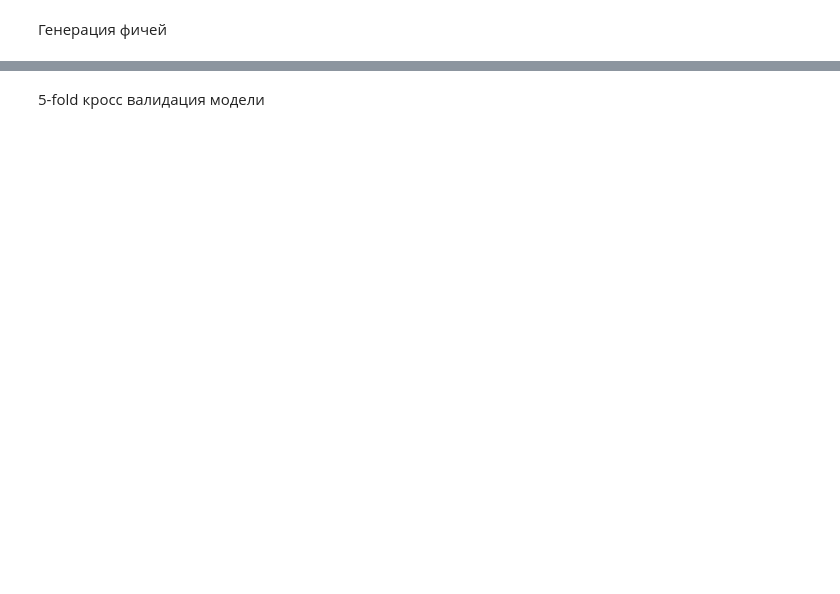
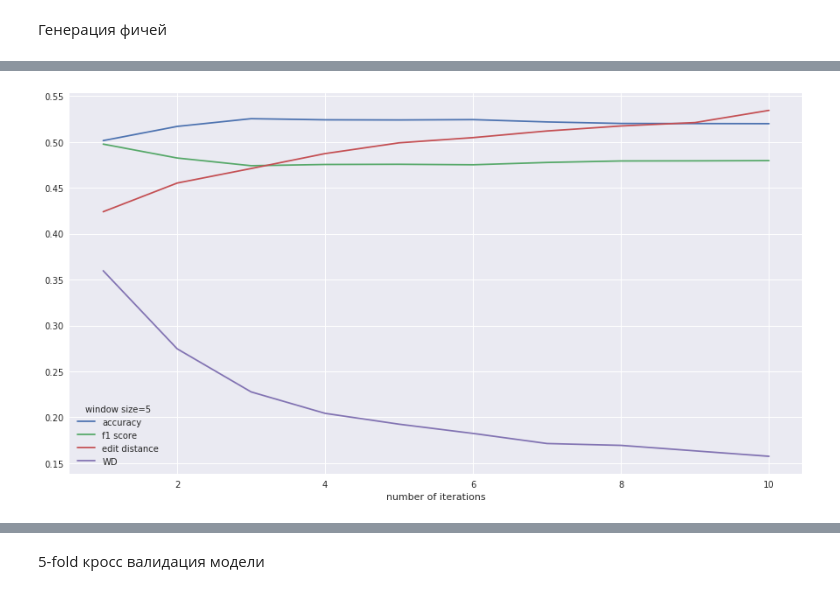
Before and after one commit to vladbataev/ml, a Jupyter notebook: bachelor_thesis/CRF experiment.ipynb, the cells around one changed output, grey strips where cells are left out. Cells and saved outputs as stored; diff of their text form; code cells hidden in the pictures; blank space fills up the shorter version.

```diff
--- a/bachelor_thesis/CRF experiment.ipynb
+++ b/bachelor_thesis/CRF experiment.ipynb
@@ -159,0 +446,4 @@ def phrase_to_features(phrase, topic_prob=None, w2v_model=None):
+# %%
+plot_smoothing_graphic(5)
+# %% [output]
+[figure, added]
```
Also changed, not shown: parts of 62 cells of this notebook, 3 other files.
